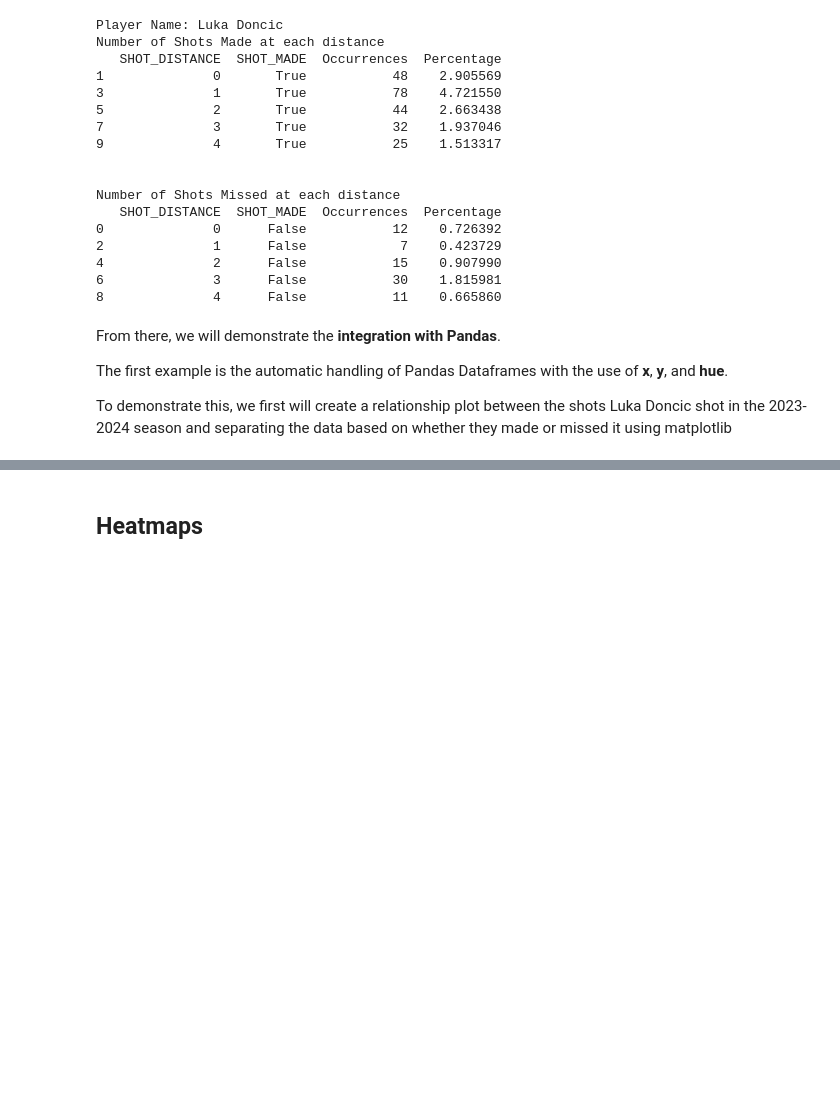
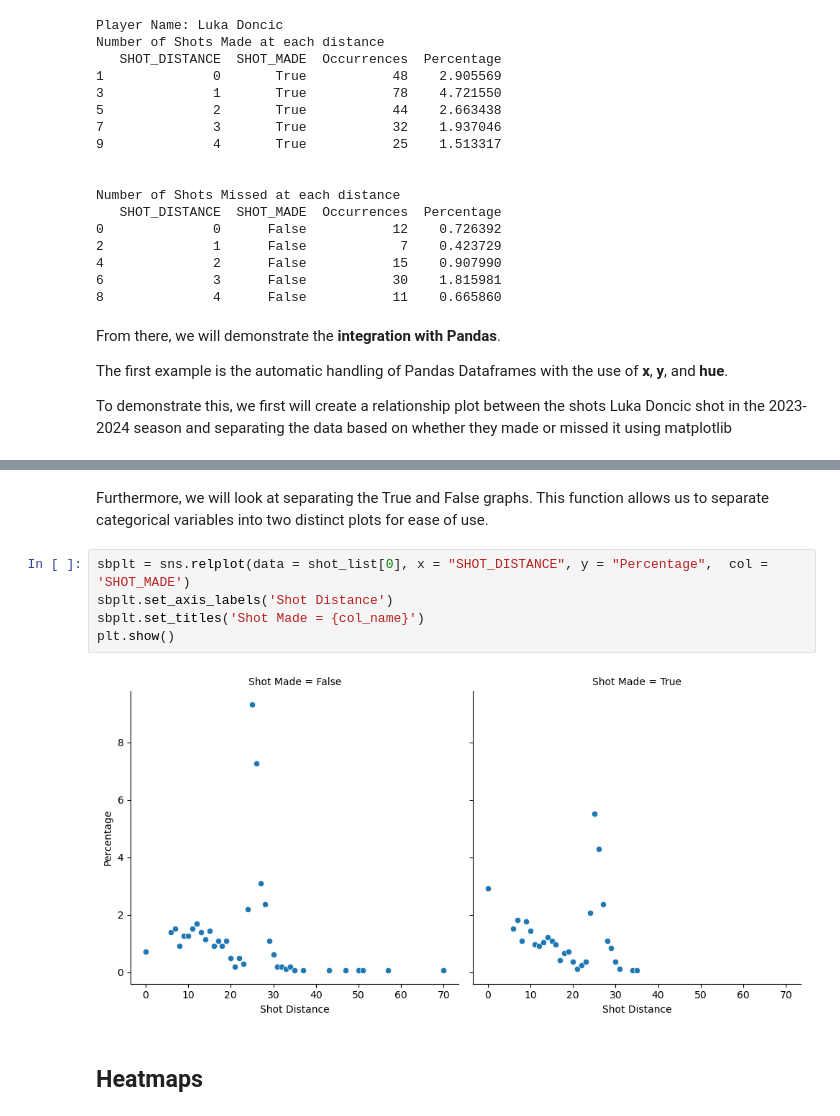
Before and after one commit to mathewh22/seaborn_lightning_talk, a Jupyter notebook: demo.ipynb, the cells around one changed output, grey strips where cells are left out. Cells and saved outputs as stored; diff of their text form; blank space fills up the shorter version.

```diff
--- a/demo.ipynb
+++ b/demo.ipynb
@@ -128,3 +131,12 @@ sns.relplot(data = shot_list[0], x = "SHOT_DISTANCE", y = "Percentage",  hue = '
+# %% [markdown]
+Furthermore, we will look at separating the True and False graphs. This function allows us to separate categorical variables into two distinct plots for ease of use.
+# %%
+sbplt = sns.relplot(data = shot_list[0], x = "SHOT_DISTANCE", y = "Percentage",  col = 'SHOT_MADE')
+sbplt.set_axis_labels('Shot Distance')
+sbplt.set_titles('Shot Made = {col_name}')
+plt.show()
+# %% [output]
+[figure, added]
 # %% [markdown]
 ## Heatmaps
 # %% [markdown]
```
Also changed, not shown: parts of 3 cells of this notebook.
